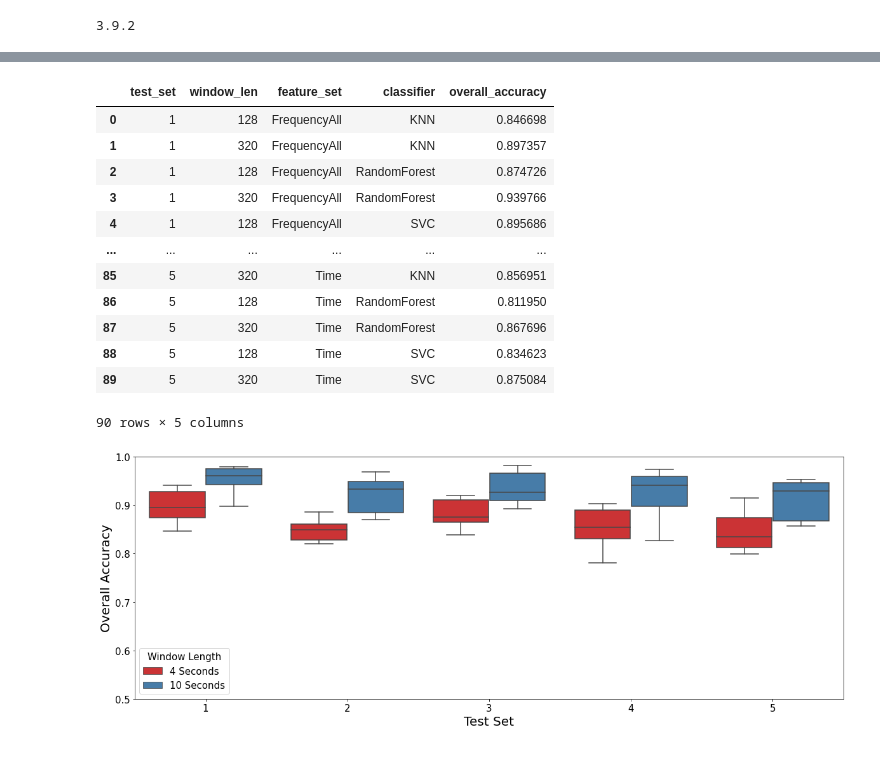
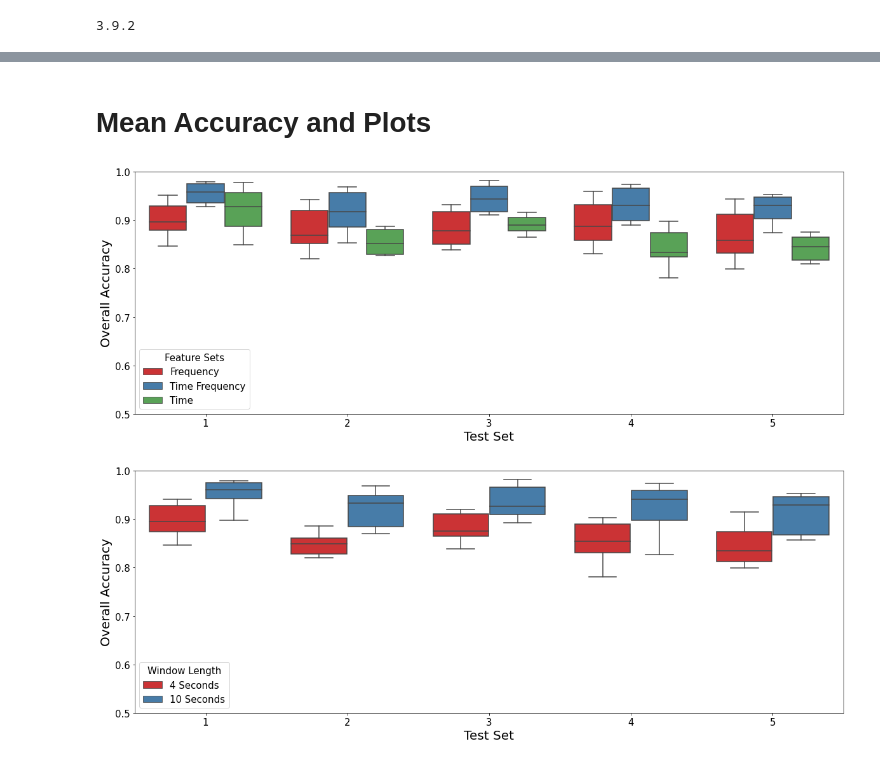
Before and after one commit to saebragani/Activity-Recognition, a Jupyter notebook: InterSubjectReport.ipynb, the cells around one changed output, grey strips where cells are left out. Drawn from its saved outputs; the diff is of its cells as text; code cells hidden in the pictures.

```diff
--- a/InterSubjectReport.ipynb
+++ b/InterSubjectReport.ipynb
@@ -22,5 +24,5 @@ for file in os.listdir('./outputs/classification/inter-subject'):
 # %%
 for key in resultsDict.keys():
     Y_true_pred = resultsDict[key]['TruePredY']
-    best_accuracy = accuracy_score(Y_true_pred['True'], Y_true_pred['Predicted'])
-    print('Test accuracy for {0:} is: {1:.2f}'.format(key, best_accuracy))
+    best_accuracy = accuracy_score(Y_true_pred.values[:,0], Y_true_pred.values[:,1])
+#     print('Test accuracy for {} is: {:0.2f}'.format(key, best_accuracy))
@@ -45,3 +66,5 @@ Test accuracy for Fold5_Time_SVC_320.pickle is: 0.88
+# %% [markdown]
+# Mean Accuracy and Plots
 # %%
 columns = ['test_set', 'window_len', 'feature_set', 'classifier', 'overall_accuracy']
 accuracy_df = pd.DataFrame(columns=columns)
@@ -65,19 +89,19 @@ mean_results_df.to_csv('mean_accuracy_intersubject.csv')
-# %%
-accuracy_df
-# %% [output]
-|  | test_set | window_len | feature_set | classifier | overall_accuracy |
-| 0 | 1 | 128 | FrequencyAll | KNN | 0.846698 |
-| 1 | 1 | 320 | FrequencyAll | KNN | 0.897357 |
-| 2 | 1 | 128 | FrequencyAll | RandomForest | 0.874726 |
-| 3 | 1 | 320 | FrequencyAll | RandomForest | 0.939766 |
-| 4 | 1 | 128 | FrequencyAll | SVC | 0.895686 |
-| ... | ... | ... | ... | ... | ... |
-| 85 | 5 | 320 | Time | KNN | 0.856951 |
-| 86 | 5 | 128 | Time | RandomForest | 0.811950 |
-| 87 | 5 | 320 | Time | RandomForest | 0.867696 |
-| 88 | 5 | 128 | Time | SVC | 0.834623 |
-| 89 | 5 | 320 | Time | SVC | 0.875084 |
-90 rows × 5 columns
+# %%
+f, ax = plt.subplots(1, figsize=(20, 7))
+sns.boxplot(x='test_set', y='overall_accuracy', hue='feature_set', data=accuracy_df, ax=ax, palette='Set1')
+ax.set_ylabel('Overall Accuracy', fontsize=20)
+ax.set_xlabel('Test Set', fontsize=20)
+ax.set_ylim([0.5, 1])
+ax.tick_params(axis='both', which='major', labelsize=15)
+lgnd = ax.legend(title='Feature Sets', fontsize=15)
+lgnd.get_title().set_fontsize('15')
+lgnd.texts[0].set_text('Frequency')
+lgnd.texts[1].set_text('Time Frequency')
+lgnd.texts[2].set_text('Time')
+f.savefig('outputs/figures/OverallAccuracy.png')
+plt.show()
+# %% [output]
+[figure, added]
 # %%
 f, ax = plt.subplots(1, figsize=(20, 7))
 sns.boxplot(x='test_set', y='overall_accuracy', hue='window_len', data=accuracy_df, ax=ax, palette='Set1')
```
Also changed, not shown: parts of 5 cells of this notebook, 6 other files.
